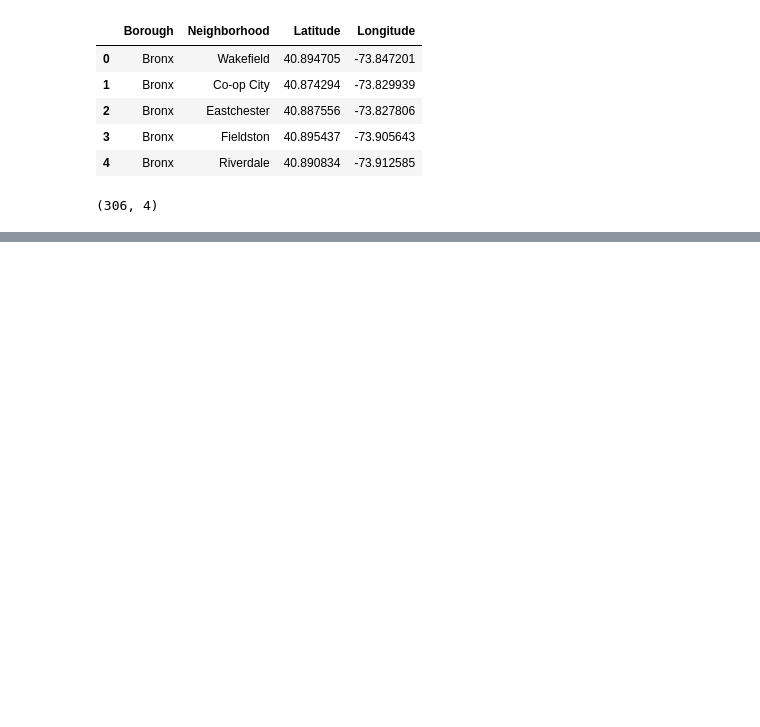
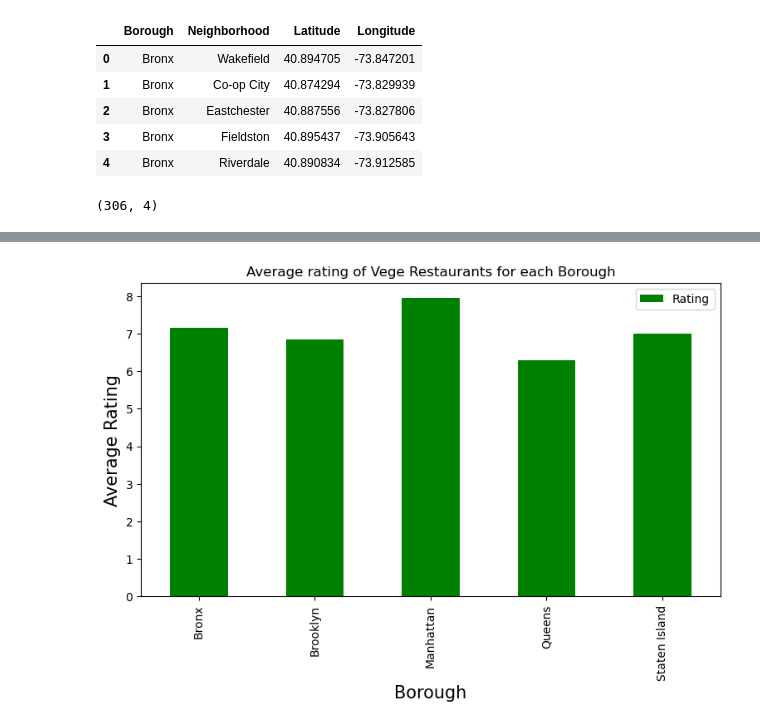
Before and after one commit to storwood/Coursera_Capstone, a Jupyter notebook: Capstone_Project_The_Battle_of_Neighborhoods.ipynb, the cells around one changed output, grey strips where cells are left out. Saved outputs shown, nothing was run; the diff lists cells and outputs as text; code cells hidden in the pictures; blank space fills up the shorter version.

```diff
--- a/Capstone_Project_The_Battle_of_Neighborhoods.ipynb
+++ b/Capstone_Project_The_Battle_of_Neighborhoods.ipynb
@@ -236,26 +161,0 @@ plt.show()
-# %%
-column_names=['Borough', 'Neighborhood', 'ID','Name','Likes','Rating','Tips']
-indian_rest_stats_ny=pd.DataFrame(columns=column_names)
-#count=1
-for row in indian_rest_ny.values.tolist():
-    Borough,Neighborhood,ID,Name=row
-    try:
-        venue_details=get_venue_details(ID)
-        print(venue_details)
-        id,name,likes,rating,tips=venue_details.values.tolist()[0]
-    except IndexError:
-        print('No data available for id=',ID)
-        # we will assign 0 value for these resturants as they may have been
-        #recently opened or details does not exist in FourSquare Database
-        id,name,likes,rating,tips=[0]*5
-    #print('(',count,'/',len(indian_rest_ny),')','processed')
-    indian_rest_stats_ny = indian_rest_stats_ny.append({'Borough': Borough,
-                                                'Neighborhood': Neighborhood,
-                                                'ID': id,
-                                                'Name' : name,
-                                                'Likes' : likes,
-                                                'Rating' : rating,
-                                                'Tips' : tips
-                                               }, ignore_index=True)
-    #count+=1
-indian_rest_stats_ny.tail()
@@ -303,4 +161,0 @@ memory usage: 688.0+ bytes
-# %%
-indian_rest_stats_ny['Likes'] = indian_rest_stats_ny['Likes'].astype('float64')
-indian_rest_stats_ny['Tips'] = indian_rest_stats_ny['Tips'].astype('float64')
-indian_rest_stats_ny.info()
@@ -434,0 +424,10 @@ ny_map.add_child(rating)
+# %%
+plt.figure(figsize=(9,5), dpi = 100)
+plt.title('Average rating of Vege Restaurants for each Borough')
+plt.xlabel('Borough', fontsize = 15)
+plt.ylabel('Average Rating', fontsize=15)
+indian_rest_stats_ny.groupby('Borough').mean()['Rating'].plot(kind='bar', color=clr)
+plt.legend()
+plt.show()
+# %% [output]
+[figure, added]
```
Also changed, not shown: parts of 45 cells of this notebook.
